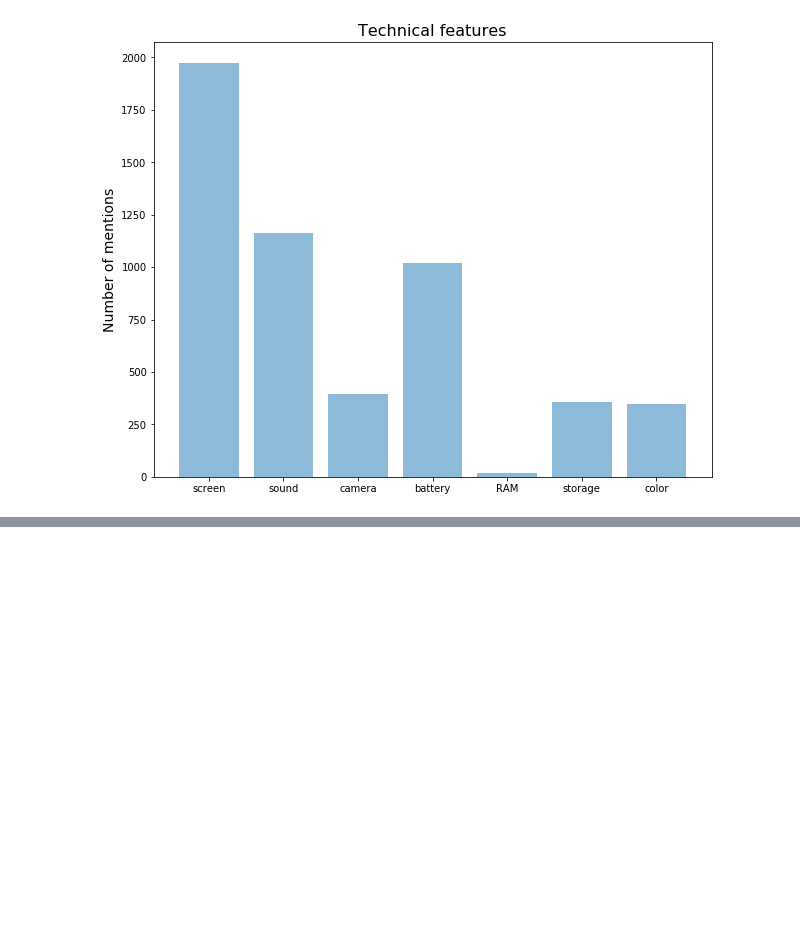
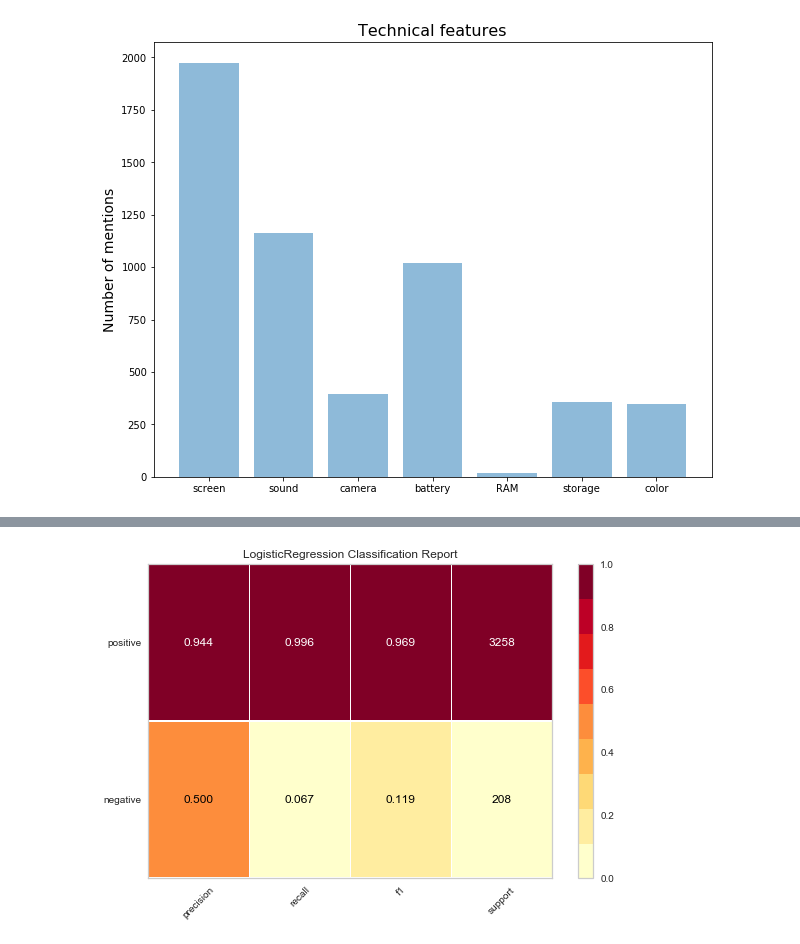
Before and after one commit to Data-Science-Proj/SalesStats, a Jupyter notebook: exploratory-analysis-consrevamazon.ipynb, the cells around one changed output, grey strips where cells are left out. Cells and saved outputs as stored; diff of their text form; code cells hidden in the pictures; blank space fills up the shorter version.

```diff
--- a/exploratory-analysis-consrevamazon.ipynb
+++ b/exploratory-analysis-consrevamazon.ipynb
@@ -127,0 +370,7 @@ plt.show()
+# %%
+visualizer = ClassificationReport(logistic_regression, classes=['negative', 'positive'], support=True)
+visualizer.fit(X,Y)
+visualizer.score(X_test, Y_test)
+g = visualizer.poof()
+# %% [output]
+[figure, added]
```
Also changed, not shown: parts of 21 cells of this notebook.
